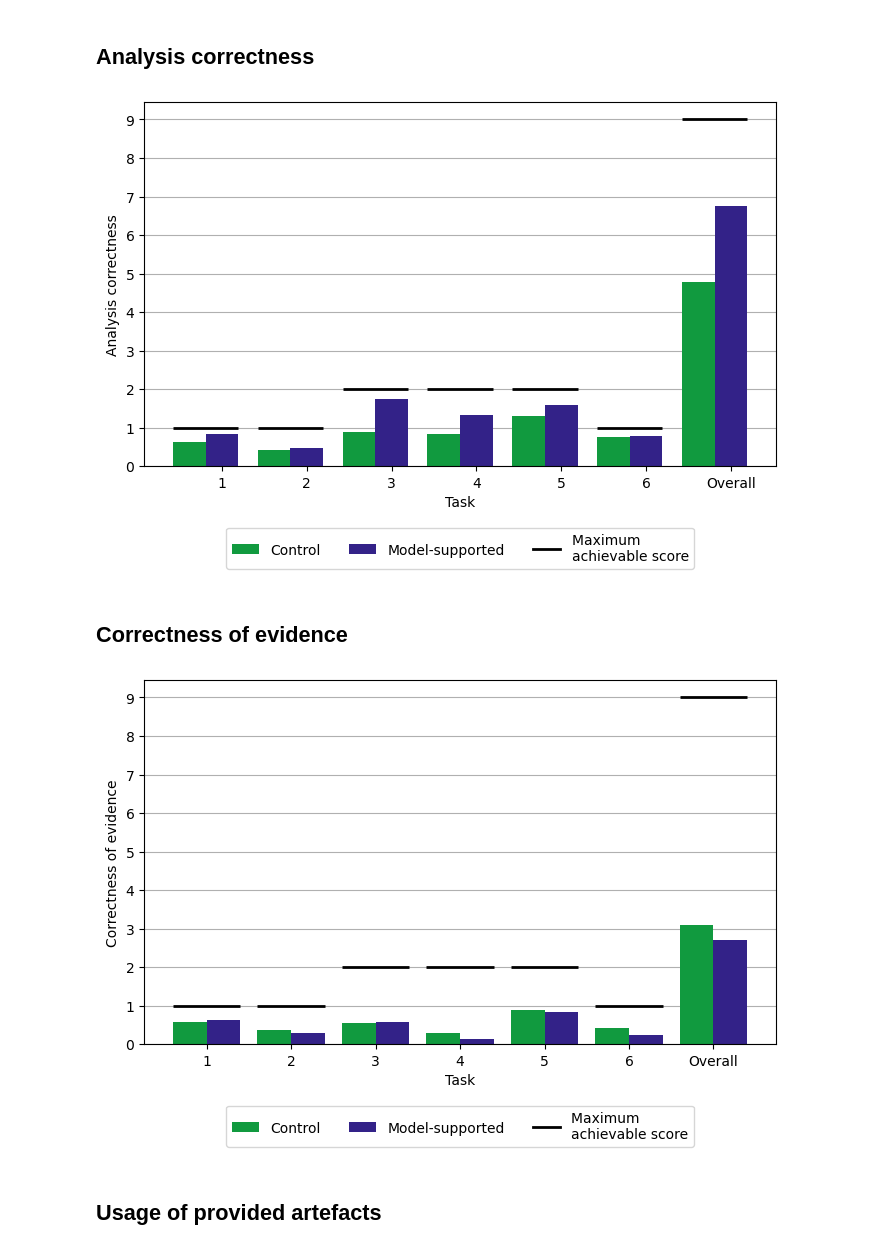
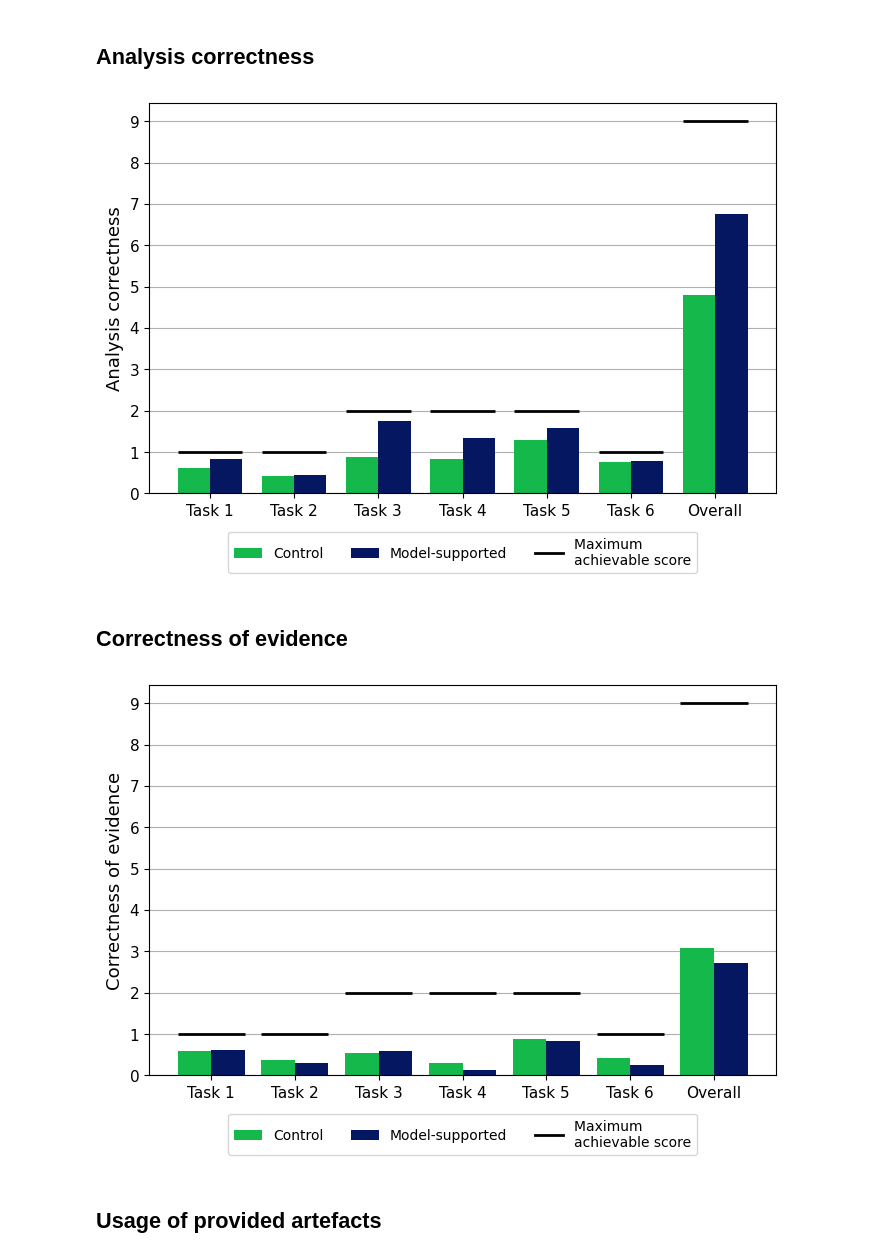
Before and after one commit to tuhh-softsec/SANER2024_empirical_experiment_DFDs, a Jupyter notebook: results/analysis.ipynb, the cells around one changed output. Cells and saved outputs as stored; diff of their text form; code cells hidden in the pictures.

```diff
--- a/results/analysis.ipynb
+++ b/results/analysis.ipynb
@@ -432,7 +440,7 @@ import seaborn as sns
 from matplotlib.lines import Line2D
 
 # Manually provide the data
-labels = ("1", "2", "3", "4", "5", "6", "Overall")
+labels = ("Task 1", "Task 2", "Task 3", "Task 4", "Task 5", "Task 6", "Overall")
 max_scores = [1, 1, 2, 2, 2, 1, 9]
 scores_model_supported = [avg_score_model_supported_task1,
                    avg_score_model_supported_task2,
@@ -455,7 +463,7 @@ resource_usage = {"Control": scores_control, "Model-supported": scores_model_sup
 
 # Choose a color palette
 #palette = sns.color_palette("cubehelix")
-palette = ["#119A3F", "#332288"]
+palette = ["#14b84b", "#051761"]
 
 fig, ax = plt.subplots(figsize=(7, 5))
 
@@ -486,39 +494,42 @@ for task_position, max_score in zip(positions, max_scores):
 
 
 #ax.set_title("Average score with / without provided DFD.")
 
 # Set axis labels
-ax.set_xlabel("Task")
-ax.set_ylabel("Analysis correctness")
+#ax.set_xlabel("Task")
+ax.set_ylabel("Analysis correctness", fontsize = 13)
 
 # Update x-axis tick positions and labels
-ax.set_xticks(positions + bar_width)
+ax.set_xticks(positions + bar_width / 2)
 ax.set_xticklabels(labels)
+
+ax.tick_params(axis='x', which='major', labelsize=11)
+ax.tick_params(axis='y', which='major', labelsize=11)
 
 ax.set_yticks(np.arange(0, 10, 1.0))
 ax.grid(axis = 'y')
 ax.set_axisbelow(True)
 
 # Create a Line2D object for the maximum achievable score lines
 max_score_line = Line2D([0], [0], color='k', linewidth=2, linestyle='solid', label='Maximum \nachievable score')
 
 # Add the Line2D object to the list of handles and legend labels
 handles.append(max_score_line)
 legend_labels.append(max_score_line.get_label())
 
 # Reorder the handles and labels as desired
 desired_order = [0, 1, 2]
 handles = [handles[i] for i in desired_order]
 legend_labels = [legend_labels[i] for i in desired_order]
 
 # Create a custom legend with the specified order and place it outside the figure
-ax.legend(handles, legend_labels, loc='upper center', bbox_to_anchor=(0.5, -0.15), ncol = 3)
+ax.legend(handles, legend_labels, loc='upper center', bbox_to_anchor=(0.5, -0.08), ncol = 3)
 
 plt.tight_layout()
-plt.savefig("average_score_plot.png", dpi=900)
+plt.savefig("./plots/average_score_plot.pdf", dpi=900)
 plt.show()
 # %% [output]
-[figure, old version]
+[figure, new version]
 # %% [markdown]
 ## Correctness of evidence
 # %%
@@ -528,7 +539,7 @@ import seaborn as sns
 from matplotlib.lines import Line2D
 
 # Manually provide the data
-labels = ("1", "2", "3", "4", "5", "6", "Overall")
+labels = ("Task 1", "Task 2", "Task 3", "Task 4", "Task 5", "Task 6", "Overall")
 max_scores = [1, 1, 2, 2, 2, 1, 9]
 evidence_model_supported = [avg_evidence_model_supported_task1,
                    avg_evidence_model_supported_task2,
@@ -537,7 +548,7 @@ evidence_model_supported = [avg_evidence_model_supported_task1,
                    avg_evidence_model_supported_task5,
                    avg_evidence_model_supported_task6,
                    avg_evidence_model_supported_overall]
-evidence_control = [avg_evidence_no_dfd_task1,
+evidence_control = [avg_evidence_control_task1,
                       avg_evidence_control_task2,
                       avg_evidence_control_task3,
                       avg_evidence_control_task4,
@@ -551,7 +562,7 @@ resource_usage = {"Control": evidence_control, "Model-supported": evidence_model
 
 # Choose a color palette
 #palette = sns.color_palette("cubehelix")
-palette = ["#119A3F", "#332288"]
+palette = ["#14b84b", "#051761"]
 
 fig, ax = plt.subplots(figsize=(7, 5))
 
@@ -583,8 +594,8 @@ for task_position, max_score in zip(positions, max_scores):
 #ax.set_title("Average score with / without provided DFD.")
 
 # Set axis labels
-ax.set_xlabel("Task")
-ax.set_ylabel("Correctness of evidence")
+#ax.set_xlabel("Task")
+ax.set_ylabel("Correctness of evidence", fontsize = 13)
 
 ax.set_yticks(np.arange(0, 10, 1.0))
 ax.grid(axis = 'y')
@@ -593,6 +604,9 @@ ax.set_axisbelow(True)
 # Update x-axis tick positions and labels
 ax.set_xticks(positions + bar_width / 2)
 ax.set_xticklabels(labels)
+
+ax.tick_params(axis='x', which='major', labelsize=11)
+ax.tick_params(axis='y', which='major', labelsize=11)
 
 # Create a Line2D object for the maximum achievable score lines
 max_score_line = Line2D([0], [0], color='k', linewidth=2, linestyle='solid', label='Maximum \nachievable score')
@@ -607,13 +621,13 @@ handles = [handles[i] for i in desired_order]
 legend_labels = [legend_labels[i] for i in desired_order]
 
 # Create a custom legend with the specified order and place it outside the figure
-ax.legend(handles, legend_labels, loc='upper center', bbox_to_anchor=(0.5, -0.15), ncol = 3)
+ax.legend(handles, legend_labels, loc='upper center', bbox_to_anchor=(0.5, -0.08), ncol = 3)
 
 plt.tight_layout()
-plt.savefig("average_evidence_plot.png", dpi=900)
+plt.savefig("./plots/average_evidence_plot.pdf", dpi=900)
 plt.show()
 # %% [output]
-[figure, old version]
+[figure, new version]
 # %% [markdown]
 ## Usage of provided artefacts
 # %%
```
Also changed, not shown: parts of 9 cells of this notebook, 19 other files.
